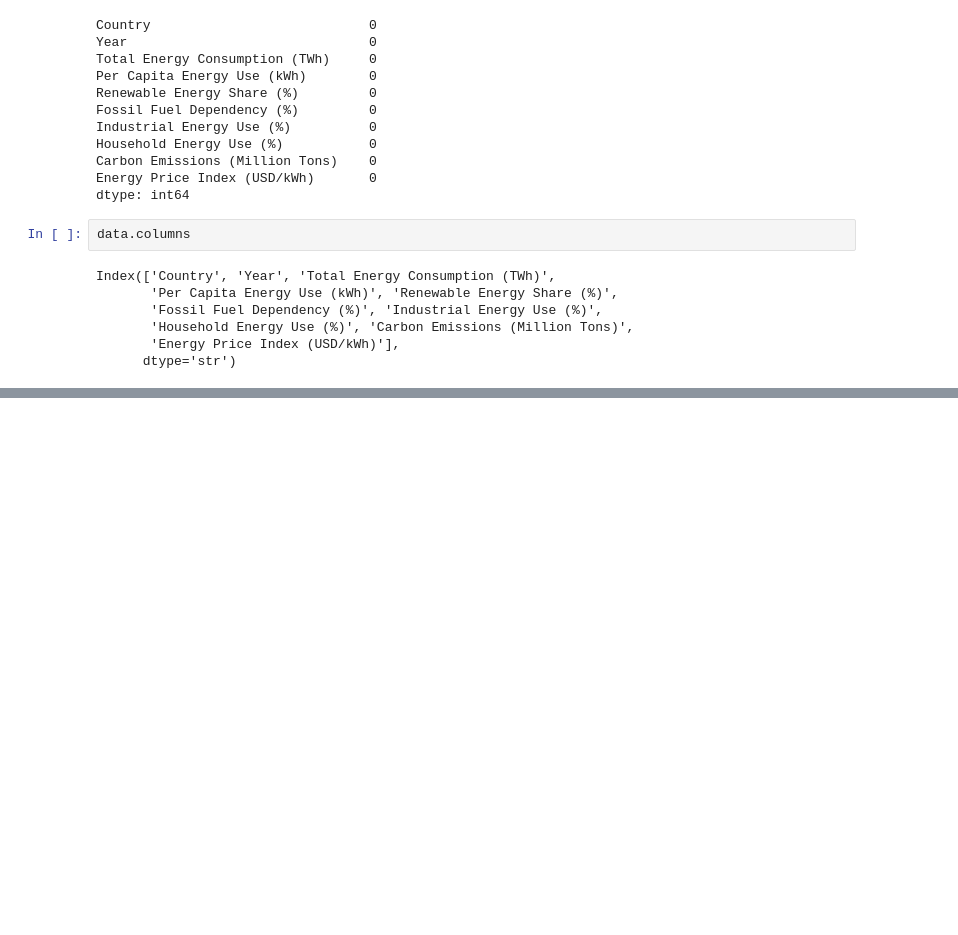
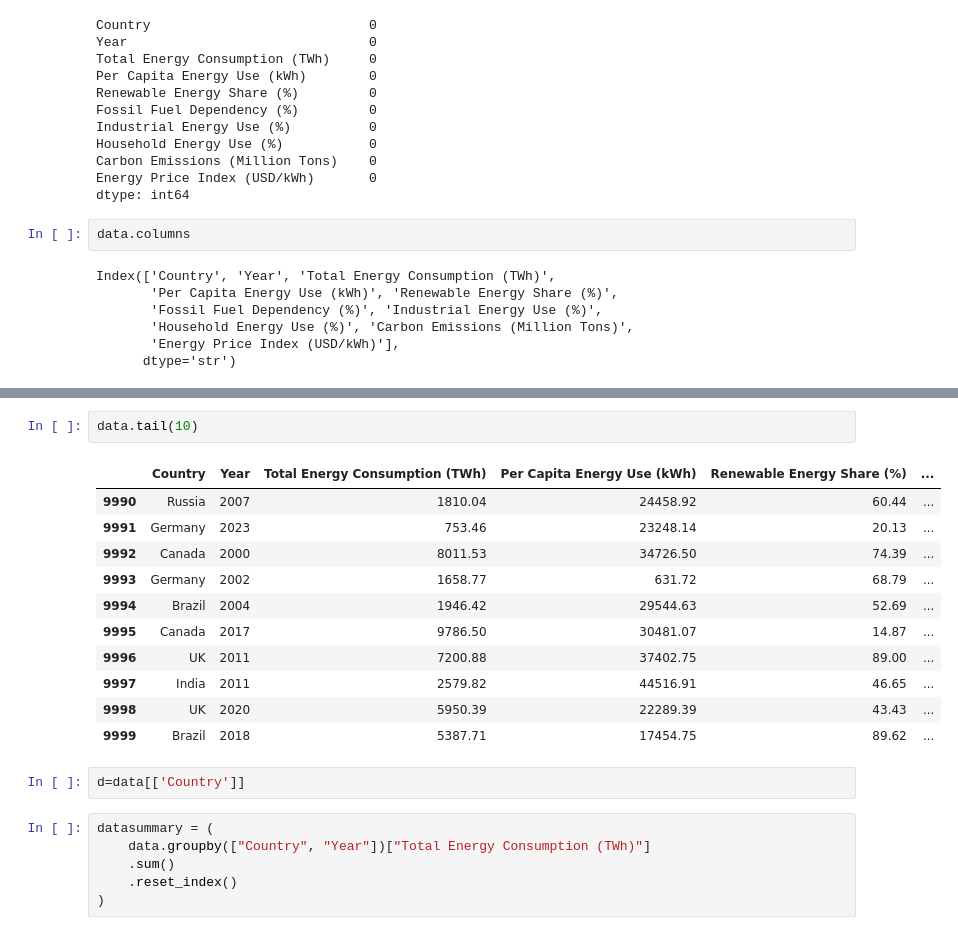
Before and after one commit to Dieu-Merci-IGABUKWISHAKA/DS-Learning, a Jupyter notebook: exam.ipynb, the cells around one changed output, grey strips where cells are left out. Drawn from its saved outputs; the diff is of its cells as text; blank space fills up the shorter version.

```diff
--- a/exam.ipynb
+++ b/exam.ipynb
@@ -41,0 +71,22 @@ canada_year_TWH_dict
+# %%
+data.tail(10)
+# %% [output]
+|  | Country | Year | Total Energy Consumption (TWh) | Per Capita Energy Use (kWh) | Renewable Energy Share (%) | ... |
+| 9990 | Russia | 2007 | 1810.04 | 24458.92 | 60.44 | ... |
+| 9991 | Germany | 2023 | 753.46 | 23248.14 | 20.13 | ... |
+| 9992 | Canada | 2000 | 8011.53 | 34726.50 | 74.39 | ... |
+| 9993 | Germany | 2002 | 1658.77 | 631.72 | 68.79 | ... |
+| 9994 | Brazil | 2004 | 1946.42 | 29544.63 | 52.69 | ... |
+| 9995 | Canada | 2017 | 9786.50 | 30481.07 | 14.87 | ... |
+| 9996 | UK | 2011 | 7200.88 | 37402.75 | 89.00 | ... |
+| 9997 | India | 2011 | 2579.82 | 44516.91 | 46.65 | ... |
+| 9998 | UK | 2020 | 5950.39 | 22289.39 | 43.43 | ... |
+| 9999 | Brazil | 2018 | 5387.71 | 17454.75 | 89.62 | ... |
+# %%
+d=data[['Country']]
+# %%
+datasummary = (
+    data.groupby(["Country", "Year"])["Total Energy Consumption (TWh)"]
+    .sum()
+    .reset_index()
+)
```
Also changed, not shown: parts of 5 cells of this notebook.
